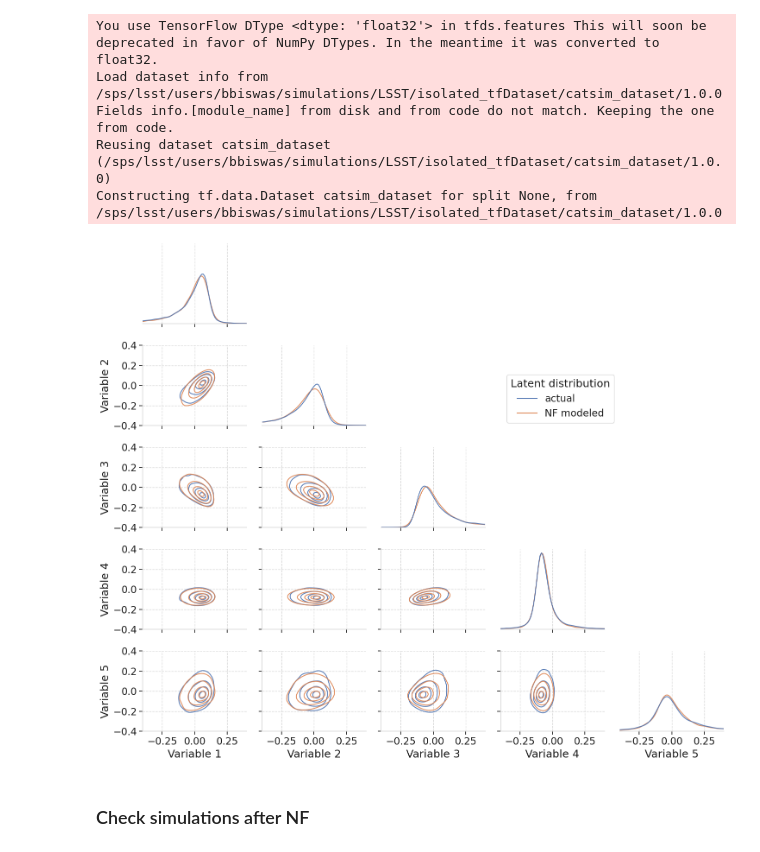
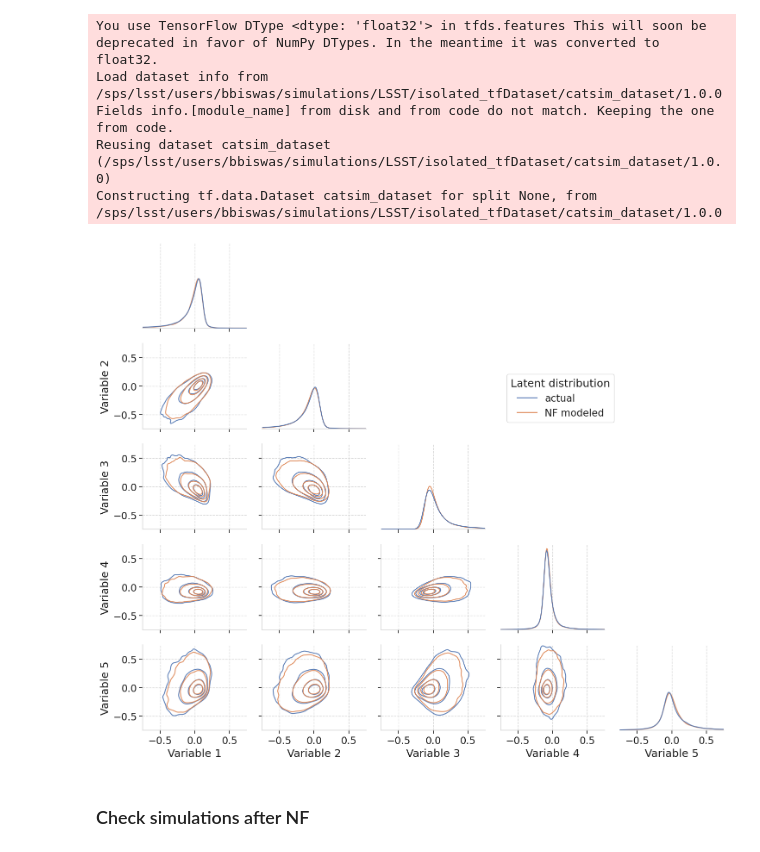
Before and after one commit to b-biswas/madness-benchmark, a Jupyter notebook: notebooks/3. Method.ipynb, the cells around one changed output. Saved outputs shown, nothing was run; the diff lists cells and outputs as text; code cells hidden in the pictures.

Commit message:
update disrib plot

```diff
--- a/notebooks/3. Method.ipynb
+++ b/notebooks/3. Method.ipynb
@@ -52,7 +52,7 @@ latent_dim = 16
 num_nf_layers = 6
 kl_weight = 2
 
-model_path = os.path.join(data_dir, "LSST0.01")
+model_path = os.path.join(data_dir, "LSST")
 
 flow_net = FlowVAEnet(latent_dim=latent_dim, num_nf_layers=num_nf_layers)
 
@@ -86,7 +86,7 @@ Reusing dataset catsim_dataset (/sps/lsst/users/bbiswas/simulations/LSST/isolate
 Constructing tf.data.Dataset catsim_dataset for split None, from /sps/lsst/users/bbiswas/simulations/LSST/isolated_tfDataset/catsim_dataset/1.0.0
 # %%
 latent_vars = []
-for i in range(200):
+for i in range(1000):
     isolated_images_batch = next(ds_isolated_val)
     # images_isolated_normed = np.transpose(images_isolated_normed, axes=(0, 2, 3, 1))
     z = tfp.layers.MultivariateNormalTriL(event_size=latent_dim)(
@@ -144,39 +144,39 @@ g = sns.PairGrid(df_sns, hue="latent type", corner=True)
 g.map_lower(
     sns.kdeplot,
     clip=[-1, 1],
-    levels=[0.4, 0.6, 0.8, 0.95],
+    levels=[0.1, 0.25, 0.5, 0.75],
     gridsize=200,
     common_norm=False,
     common_grid=False,
     bw_method="scott",
-    bw_adjust=0.1,
+    bw_adjust=0.15,
     fill=False,
     alpha=0.9,
 )
 g.map_diag(
     sns.kdeplot,
     clip=[-1, 1],
     gridsize=200,
     common_norm=False,
     common_grid=True,
     bw_method="scott",
-    bw_adjust=0.1,
+    bw_adjust=0.15,
     alpha=0.9,
 )
 
 
 for col in range(5):
-    g.axes[col, col].set_xlim([-0.4, 0.4])
-    g.axes[col, col].set_ylim([-0.4, 0.4])
+    g.axes[col, col].set_xlim([-0.75, 0.75])
+    g.axes[col, col].set_ylim([-0.75, 0.75])
 
 g.add_legend(title="Latent distribution", loc=[0.65, 0.65], frameon=True)
 plt.tight_layout()
 
 plt.savefig(
     os.path.join("results", "latent_distribution_correlation.pdf"), bbox_inches="tight"
 )
 # %% [output]
-[figure, old version]
+[figure, new version]
 # %% [markdown]
 ### Check simulations after NF
 # %% [markdown]
```
Also changed, not shown: parts of 1 cell of this notebook.
